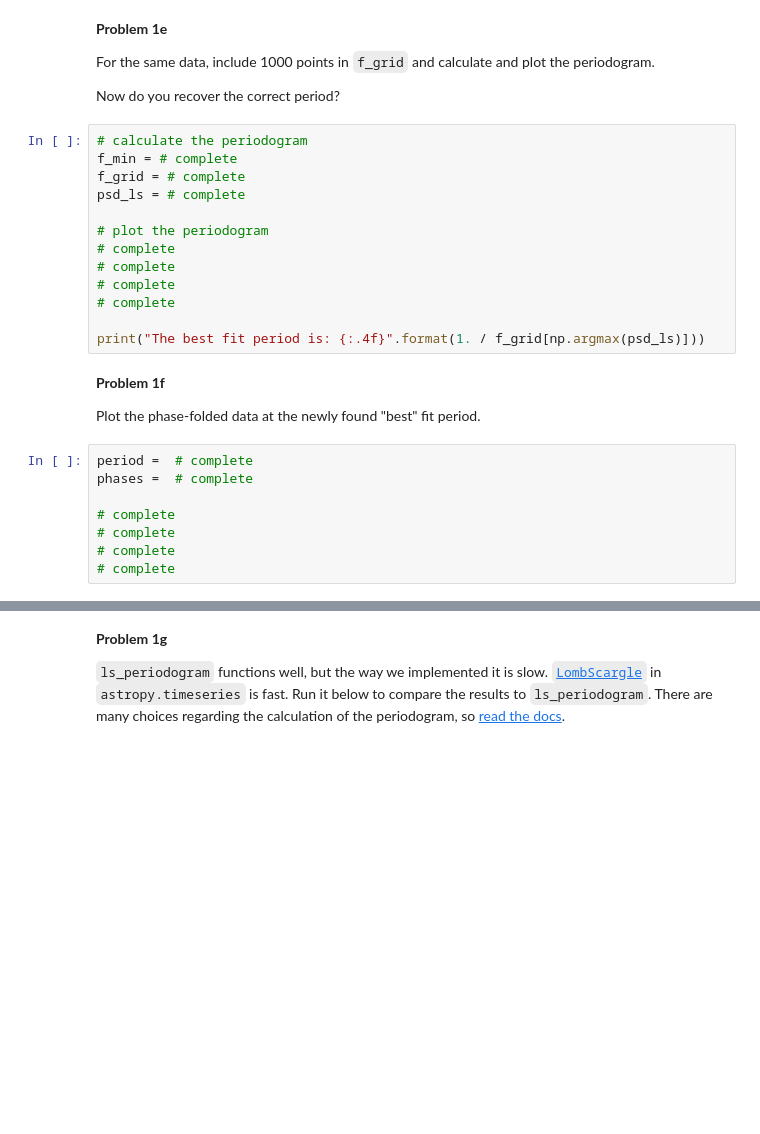
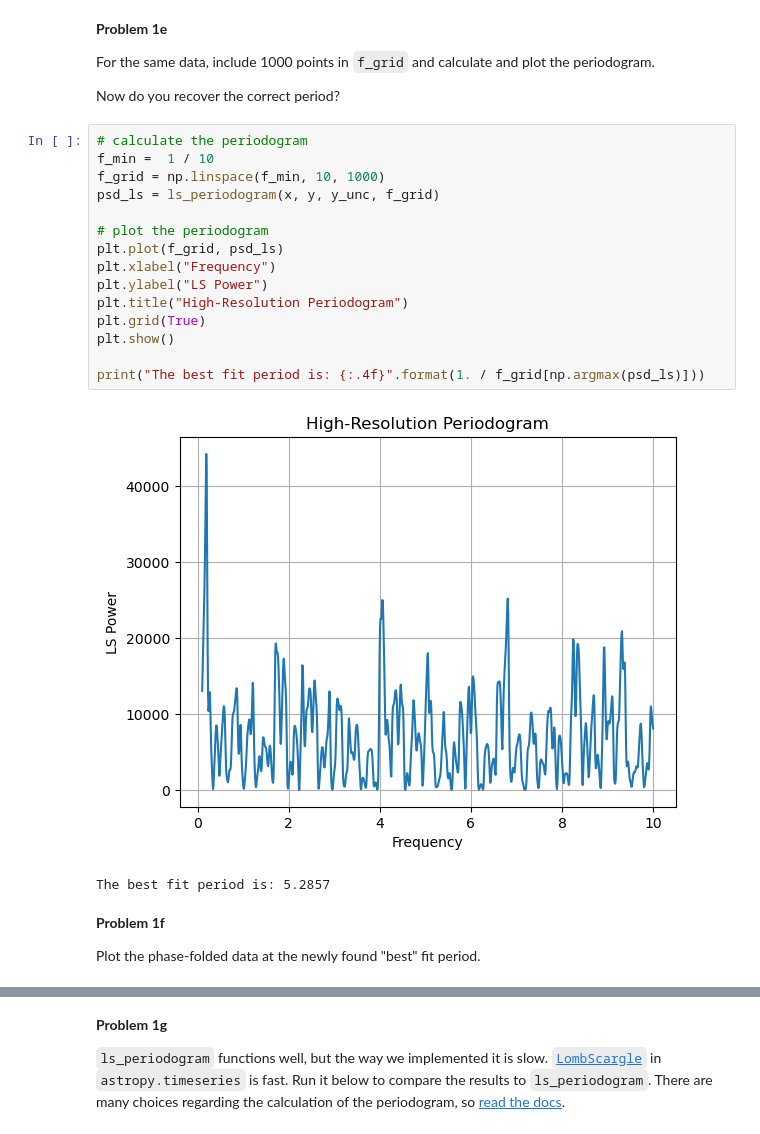
Before and after one commit to ASTR154/time-series, a Jupyter notebook: time-series.ipynb, the cells around one changed output, grey strips where cells are left out. Drawn from its saved outputs; the diff is of its cells as text; blank space fills up the shorter version.

```diff
--- a/time-series.ipynb
+++ b/time-series.ipynb
@@ -94,26 +111,23 @@ For the same data, include 1000 points in `f_grid` and calculate and plot the pe
 Now do you recover the correct period?
 # %%
 # calculate the periodogram
-f_min = # complete
-f_grid = # complete
-psd_ls = # complete
+f_min =  1 / 10
+f_grid = np.linspace(f_min, 10, 1000)
+psd_ls = ls_periodogram(x, y, y_unc, f_grid)
 
 # plot the periodogram
-# complete
-# complete
-# complete
-# complete
+plt.plot(f_grid, psd_ls)
+plt.xlabel("Frequency")
+plt.ylabel("LS Power")
+plt.title("High-Resolution Periodogram")
+plt.grid(True)
+plt.show()
 
 print("The best fit period is: {:.4f}".format(1. / f_grid[np.argmax(psd_ls)]))
+# %% [output]
+[figure, added]
+The best fit period is: 5.2857
 # %% [markdown]
 **Problem 1f**
 
 Plot the phase-folded data at the newly found "best" fit period.
-# %%
-period =  # complete
-phases =  # complete
-
-# complete
-# complete
-# complete
-# complete
```
Also changed, not shown: parts of 26 cells of this notebook.
